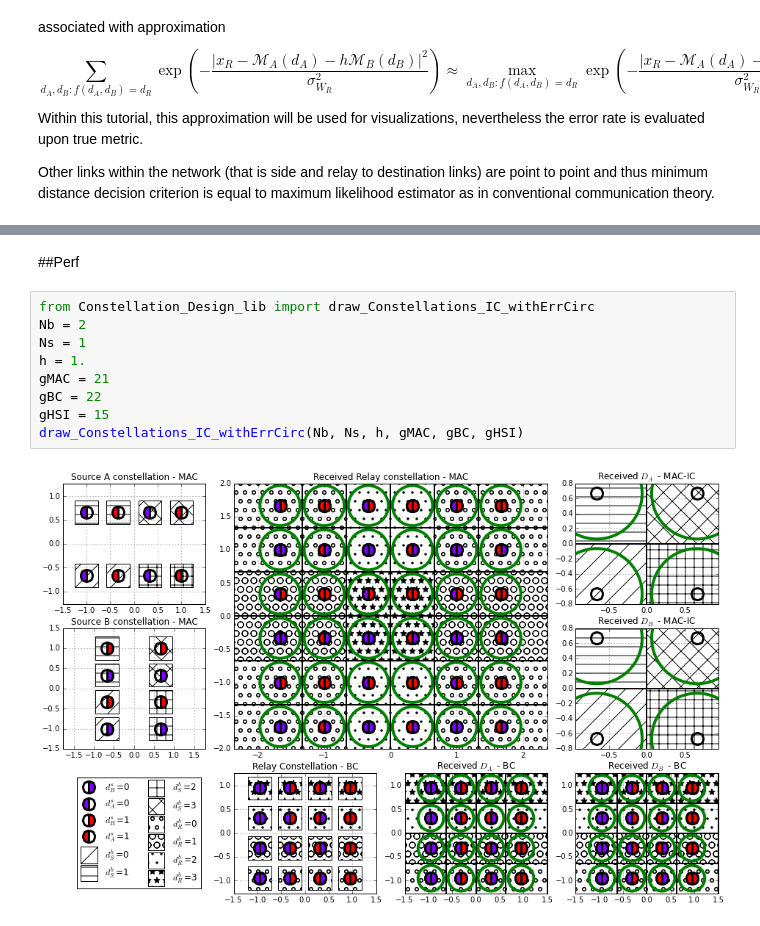
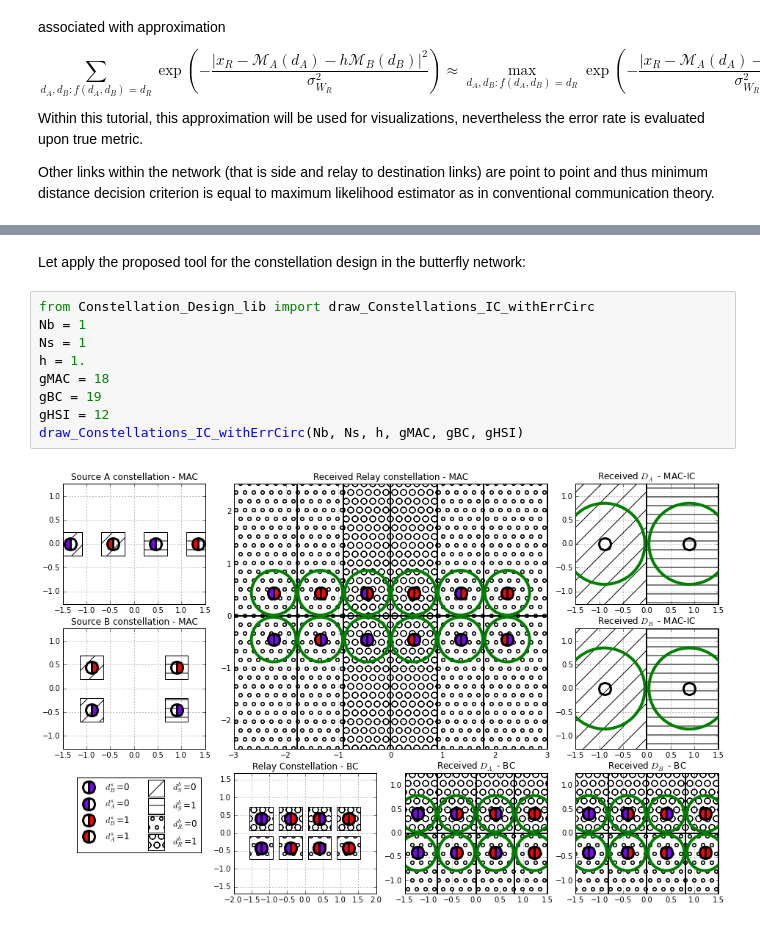
Before and after one commit to ProchazkaPavel/EURASIP_2017, a Jupyter notebook: web_pres/WNC_Demodulation.ipynb, the cells around one changed output, grey strips where cells are left out. Drawn from its saved outputs; the diff is of its cells as text.

```diff
--- a/web_pres/WNC_Demodulation.ipynb
+++ b/web_pres/WNC_Demodulation.ipynb
@@ -73,13 +59,13 @@ ax.plot(np.real(w[np.abs(w)>=d]), np.imag(w[np.abs(w)>=d]), 'rx', ms=10,mew=3)
-# %% [markdown]
-##Perf
+# %% [markdown]
+Let apply the proposed tool for the constellation design in the butterfly network:
 # %%
 from Constellation_Design_lib import draw_Constellations_IC_withErrCirc
-Nb = 2
+Nb = 1
 Ns = 1
 h = 1.
-gMAC = 21
-gBC = 22
-gHSI = 15
+gMAC = 18
+gBC = 19
+gHSI = 12
 draw_Constellations_IC_withErrCirc(Nb, Ns, h, gMAC, gBC, gHSI)
 # %% [output]
-[figure, old version]
+[figure, new version]
```
Also changed, not shown: parts of 17 cells of this notebook, 3 other files.
